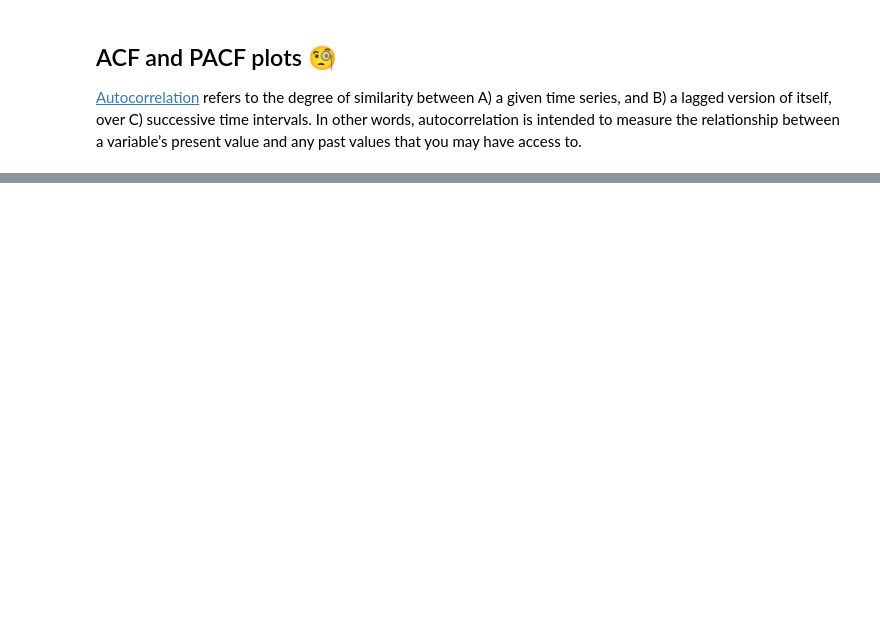
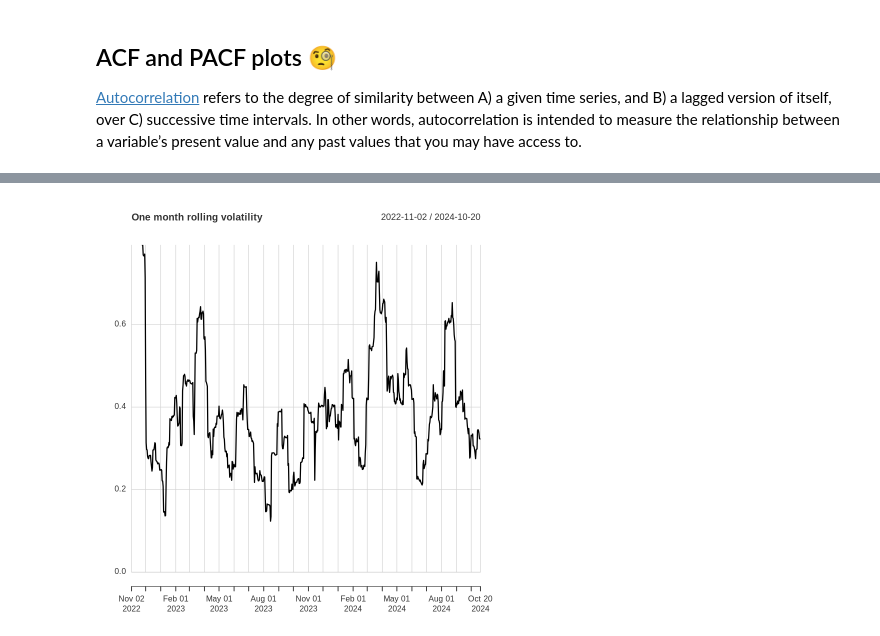
Before and after one commit to Rhino-byte/Time-Series-, a Jupyter notebook: Cryptocurrency_Analysis_In_R.ipynb, the cells around one changed output, grey strips where cells are left out. Cells and saved outputs as stored; diff of their text form; code cells hidden in the pictures; blank space fills up the shorter version.

```diff
--- a/Cryptocurrency_Analysis_In_R.ipynb
+++ b/Cryptocurrency_Analysis_In_R.ipynb
@@ -219,0 +274,6 @@ ggtsdisplay(returns^2,main='Returns_squared')
+# %%
+# Compute the rolling 1 month estimate of annualized volatility
+chart.RollingPerformance(R = returns,width = 22,
+FUN ="sd.annualized",scale =252,main="One month rolling volatility")
+# %% [output]
+[figure, added]
```
Also changed, not shown: parts of 21 cells of this notebook.
